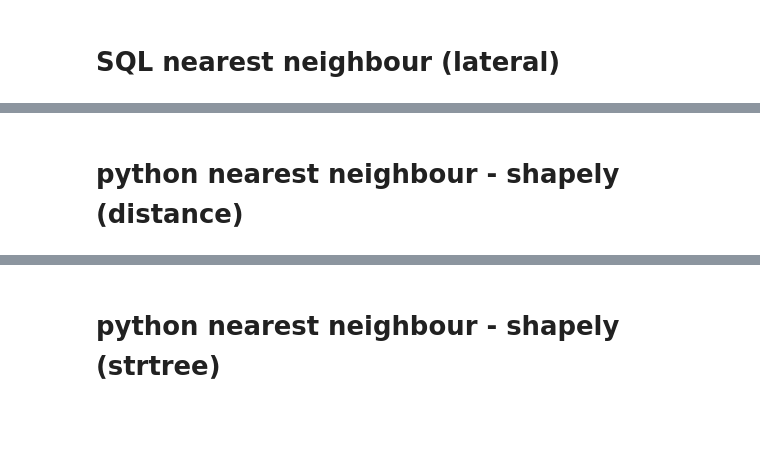
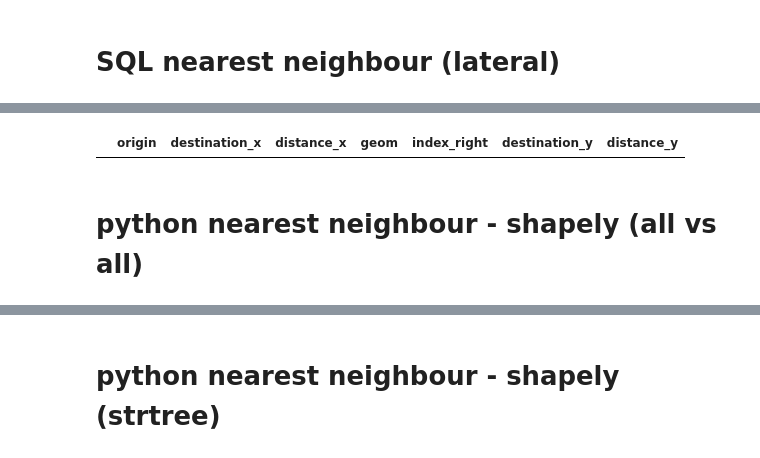
Before and after one commit to carlospadron/Notes, a Jupyter notebook: spatial_exercises/nearest_neighbour/nearest_neighbour.ipynb, the cells around one changed output, grey strips where cells are left out. Cells and saved outputs as stored; diff of their text form; code cells hidden in the pictures; blank space fills up the shorter version.

```diff
--- a/spatial_exercises/nearest_neighbour/nearest_neighbour.ipynb
+++ b/spatial_exercises/nearest_neighbour/nearest_neighbour.ipynb
@@ -171,0 +213,11 @@ knn = uprn.sjoin_nearest(codepoint, max_distance=5000, distance_col='distance')
+# %%
+t1 = pd.Timestamp.now()
+knn = (
+    uprn.sjoin_nearest(codepoint, max_distance=5000, distance_col='distance')
+    .rename(columns = {'UPRN': 'origin', 'postcode': 'destination'})
+    .sort_values(['origin', 'destination'])
+    .drop_duplicates(subset='origin')
+      )
+t2 = pd.Timestamp.now()
+dt = t2-t1
+dt
@@ -172,4 +229,12 @@ knn = uprn.sjoin_nearest(codepoint, max_distance=5000, distance_col='distance')
+# %%
+sql = """SELECT * FROM os.knn"""
+data = pd.read_sql(sql, engine)
+
+data3 = pd.merge(data, knn, how = 'outer', on = 'origin')
+data3[data3['destination_x']!=data3['destination_y']]
+# %% [output]
+|  | origin | destination_x | distance_x | geom | index_right | destination_y | distance_y |
 # %% [markdown]
-# python nearest neighbour - shapely (distance)
+# python nearest neighbour - shapely (all vs all)
 # %%
 sql = """SELECT "UPRN", geom FROM os.open_uprn_white_horse"""
```
Also changed, not shown: parts of 73 cells of this notebook.
